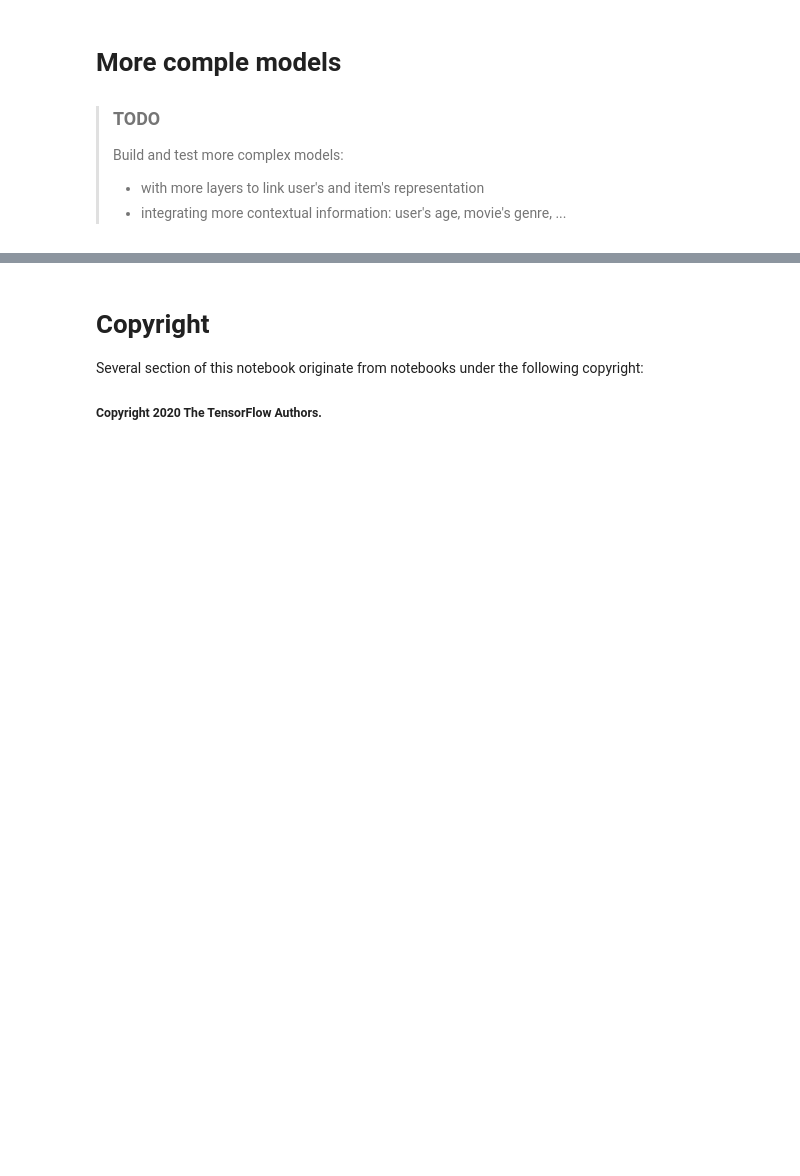
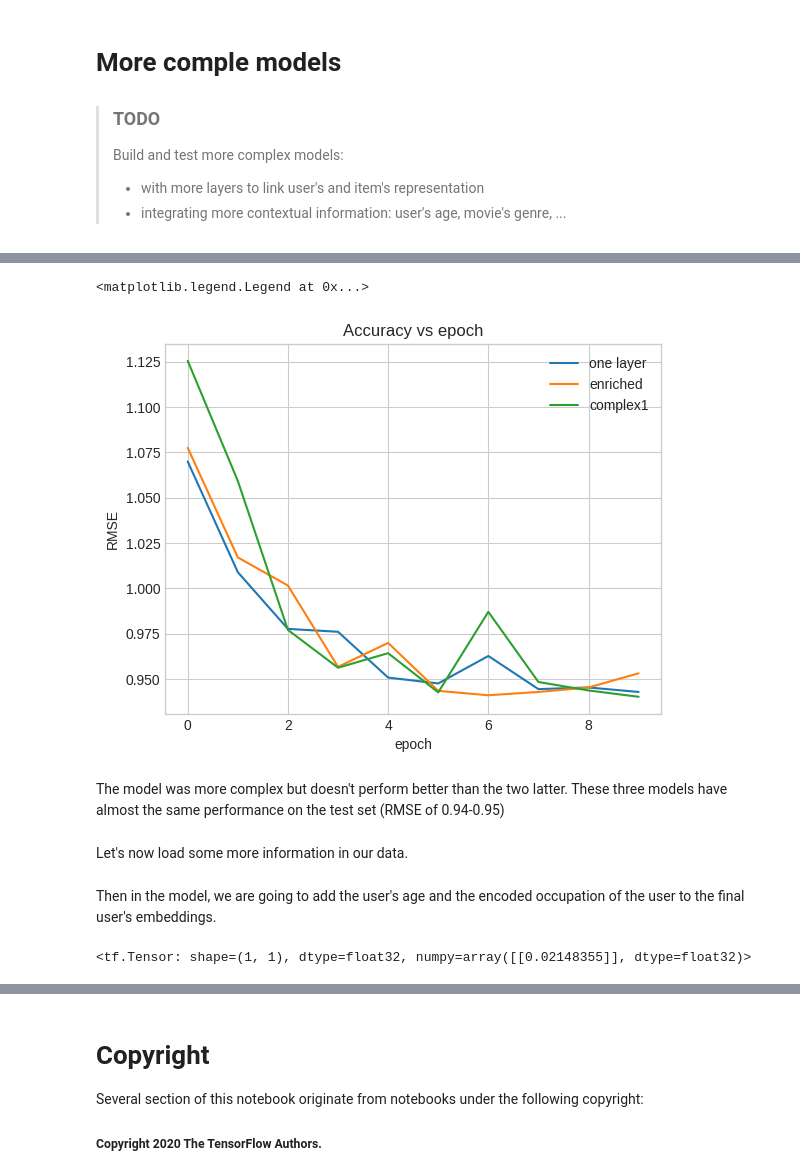
Before and after one commit to tommy-21/recommendation-systems-2, a Jupyter notebook: Tom-AGONNOUDE-NN_based_recommender_system.ipynb, the cells around one changed output, grey strips where cells are left out. Cells and saved outputs as stored; diff of their text form; code cells hidden in the pictures; blank space fills up the shorter version.

```diff
--- a/Tom-AGONNOUDE-NN_based_recommender_system.ipynb
+++ b/Tom-AGONNOUDE-NN_based_recommender_system.ipynb
@@ -356,0 +623,16 @@ plt.legend()
+# %%
+plt.plot(one_layer_model_history.history["val_root_mean_squared_error"], label="one layer")
+plt.plot(enriched_model_history.history["val_root_mean_squared_error"], label="enriched")
+plt.plot(complex_model1_history.history["val_root_mean_squared_error"], label="complex1")
+plt.title("Accuracy vs epoch")
+plt.xlabel("epoch")
+plt.ylabel("RMSE")
+plt.legend()
+# %% [output]
+<matplotlib.legend.Legend at 0x...>
+[figure, added]
+# %% [markdown]
+The model was more complex but doesn't perform better than the two latter.
+These three models have almost the same performance on the test set (RMSE of 0.94-0.95)
+# %% [markdown]
+Let's now load some more information in our data.
@@ -356,0 +658,2 @@ plt.legend()
+# %% [markdown]
+Then in the model, we are going to add the user's age and the encoded occupation of the user to the final user's embeddings.
@@ -356,0 +727,4 @@ plt.legend()
+# %%
+MoreComplexRankingModel2()({"user_id": ["42"], "movie_title":["One Flew Over the Cuckoo's Nest (1975)"], "timestamp":[879024327]})
+# %% [output]
+<tf.Tensor: shape=(1, 1), dtype=float32, numpy=array([[0.02148355]], dtype=float32)>
```
Also changed, not shown: parts of 36 cells of this notebook, 2 other files.
